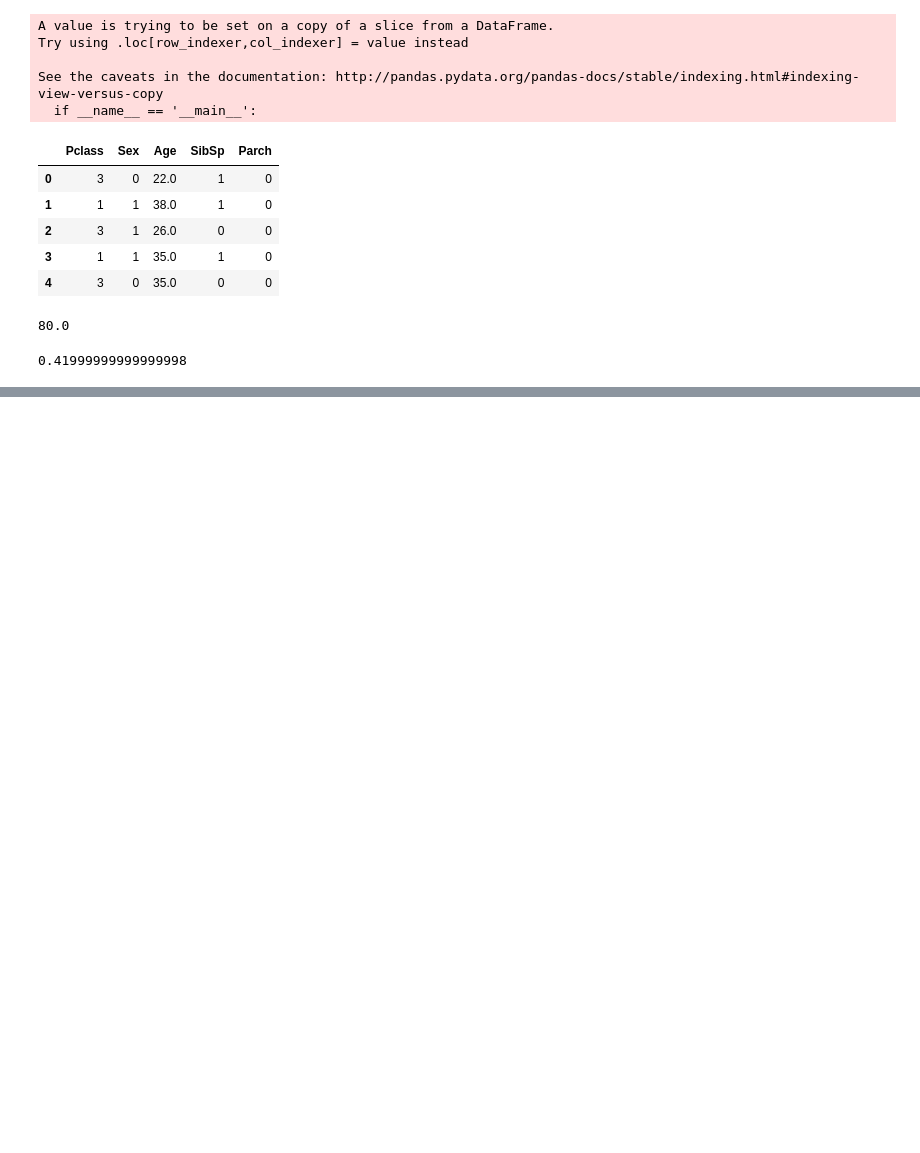
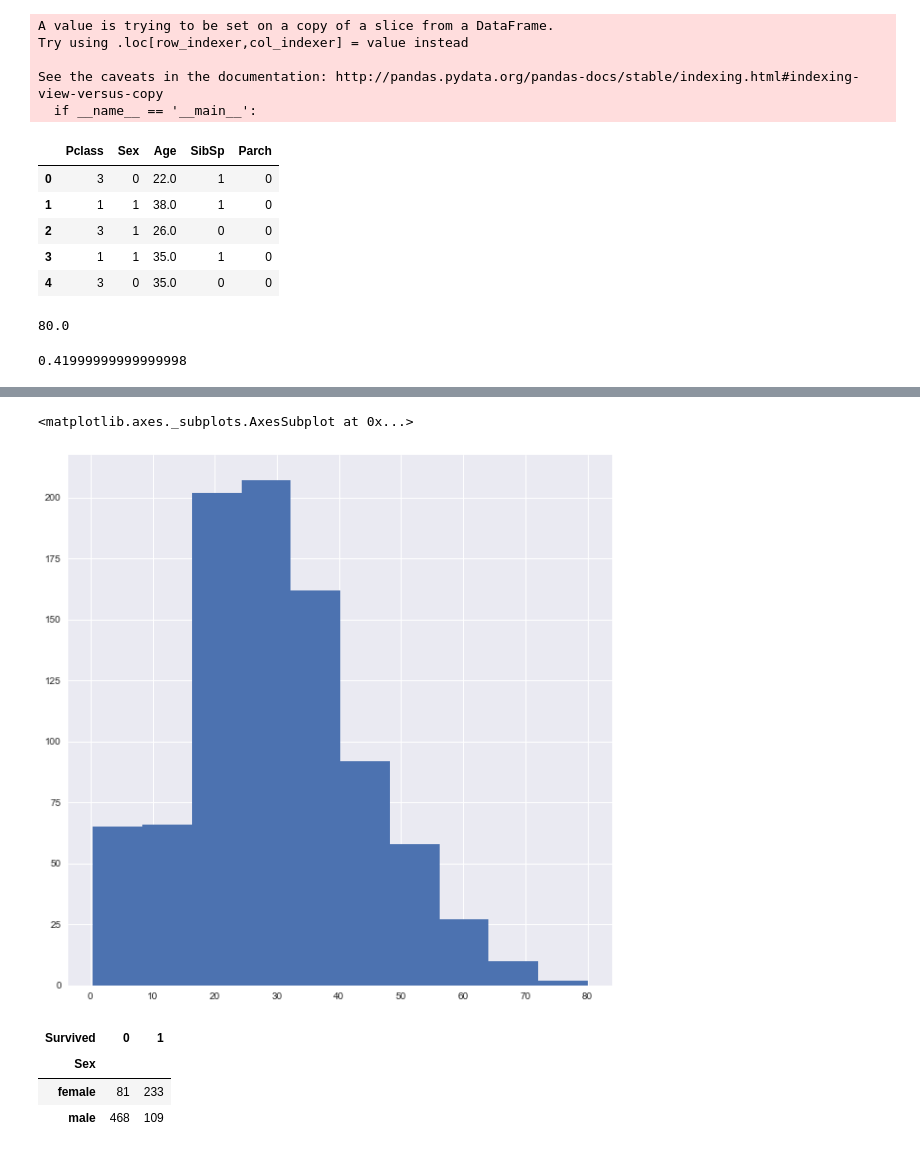
Before and after one commit to AntanaD/Kaggle, a Jupyter notebook: Titanic.ipynb, the cells around one changed output, grey strips where cells are left out. Drawn from its saved outputs; the diff is of its cells as text; code cells hidden in the pictures; blank space fills up the shorter version.

```diff
--- a/Titanic.ipynb
+++ b/Titanic.ipynb
@@ -92,2 +87,0 @@ X_train_set['Age'].mean()
-# %%
-X_train_set['Age'].fillna(30.,inplace=True)
@@ -93,0 +100,7 @@ X_train_set['Age'].fillna(30.,inplace=True)
+# %%
+rnd_norm=[]
+while len(rnd_norm)!=177:
+    x=rnd.normalvariate(mu,sigma)
+    if x<=0.:
+        continue
+    rnd_norm.append(x)
@@ -93,0 +132,13 @@ X_train_set['Age'].fillna(30.,inplace=True)
+# %%
+%matplotlib inline
+X_train_set['Age'].hist(figsize=(10,10))
+# %% [output]
+<matplotlib.axes._subplots.AxesSubplot at 0x...>
+[figure, added]
+# %%
+pd.crosstab(train_set['Sex'], train_set['Survived'])
+# %% [output]
+| Survived | 0 | 1 |
+| Sex |  |  |
+| female | 81 | 233 |
+| male | 468 | 109 |
```
Also changed, not shown: parts of 16 cells of this notebook.
